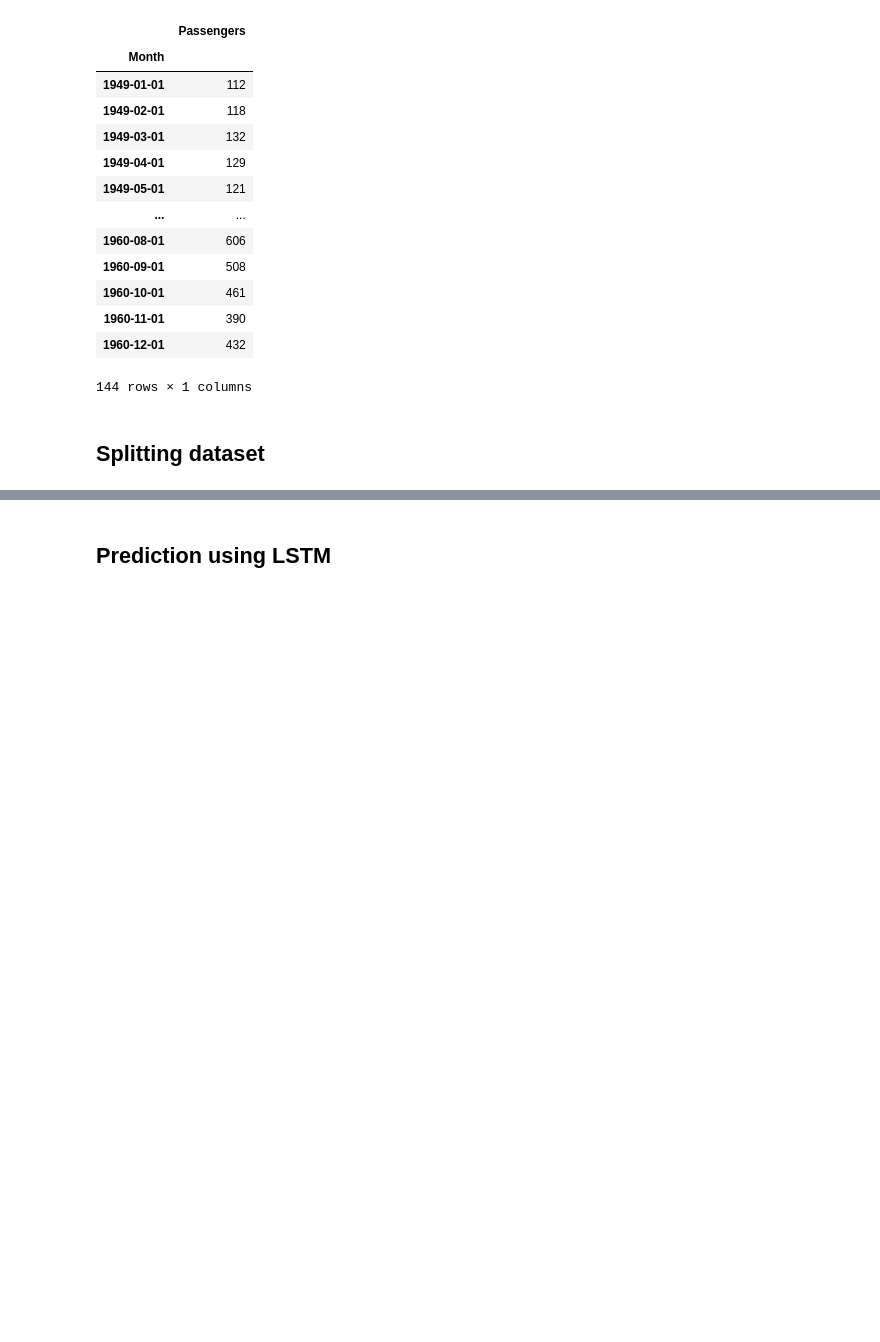
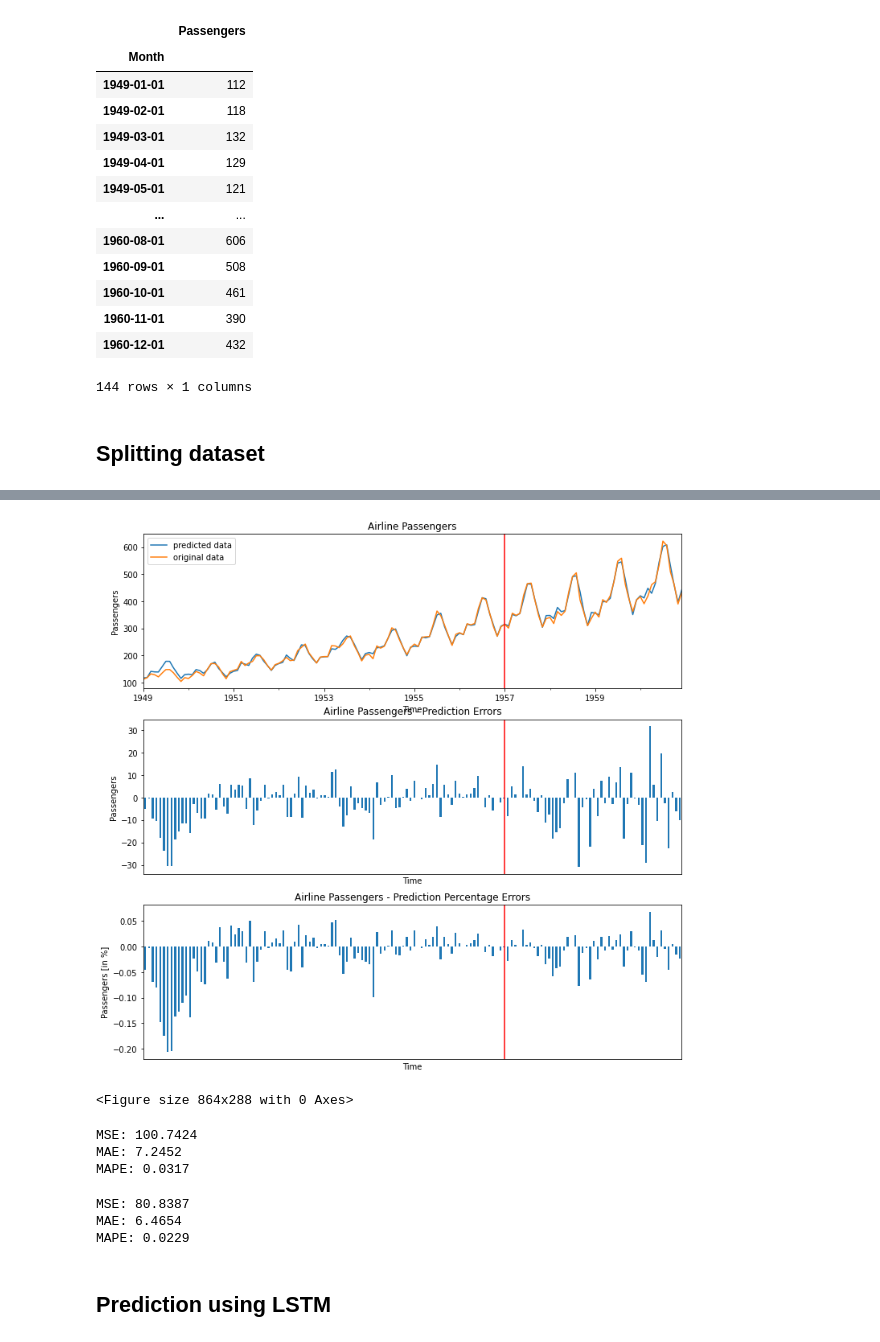
Before and after one commit to AdrianUrbanski/ADM, a Jupyter notebook: lista3.ipynb, the cells around one changed output, grey strips where cells are left out. Cells and saved outputs as stored; diff of their text form; code cells hidden in the pictures; blank space fills up the shorter version.

```diff
--- a/lista3.ipynb
+++ b/lista3.ipynb
@@ -618,2 +647,22 @@ MAPE: 0.0112
+# %%
+fig, (ax1, ax2, ax3) = plt.subplots(3, 1, figsize=(12,12))
+plot_prediction(ax1, df)
+plot_error(ax2, df)
+plot_error_normalised(ax3, df)
+# %% [output]
+[figure, added]
+<Figure size 864x288 with 0 Axes>
+# %%
+print_errors(df)
+# %% [output]
+MSE: 100.7424
+MAE: 7.2452
+MAPE: 0.0317
+# %%
+print_errors(df[prev_vals:])
+# %% [output]
+MSE: 80.8387
+MAE: 6.4654
+MAPE: 0.0229
 # %% [markdown]
 ## Prediction using LSTM
```
Also changed, not shown: parts of 45 cells of this notebook.
